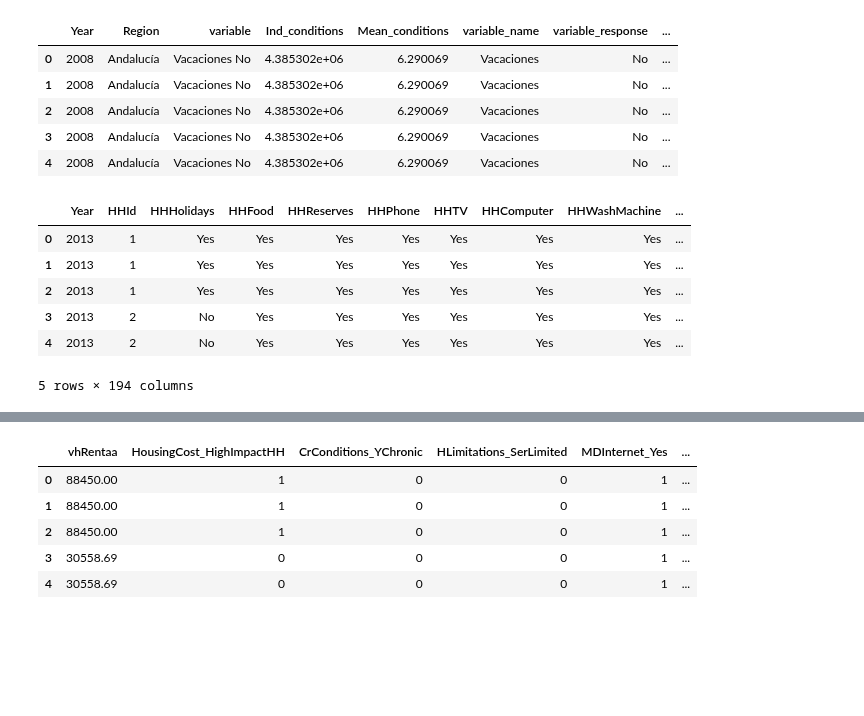
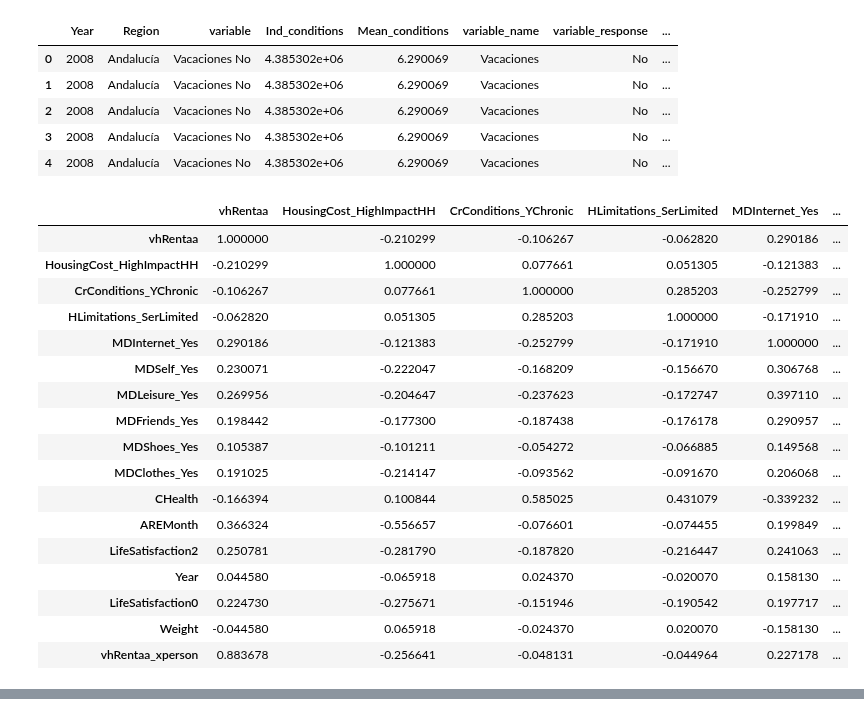
Before and after one commit to mariaferrol1988/TFM_MasterDataSciences, a Jupyter notebook: Notebooks/dataset_Regions.ipynb, the cells around one changed output, grey strips where cells are left out. Drawn from its saved outputs; the diff is of its cells as text; code cells hidden in the pictures; blank space fills up the shorter version.

```diff
--- a/Notebooks/dataset_Regions.ipynb
+++ b/Notebooks/dataset_Regions.ipynb
@@ -619,13 +624,24 @@ df_model_vf = pd.read_csv('./Files/dataset_modelo.csv', sep = ';')
 # %%
-df_model_vf.head()
+df_model_vf.corr()
 # %% [output]
-|  | Year | HHId | HHHolidays | HHFood | HHReserves | HHPhone | HHTV | HHComputer | HHWashMachine | ... |
-| 0 | 2013 | 1 | Yes | Yes | Yes | Yes | Yes | Yes | Yes | ... |
-| 1 | 2013 | 1 | Yes | Yes | Yes | Yes | Yes | Yes | Yes | ... |
-| 2 | 2013 | 1 | Yes | Yes | Yes | Yes | Yes | Yes | Yes | ... |
-| 3 | 2013 | 2 | No | Yes | Yes | Yes | Yes | Yes | Yes | ... |
-| 4 | 2013 | 2 | No | Yes | Yes | Yes | Yes | Yes | Yes | ... |
+|  | vhRentaa | HousingCost_HighImpactHH | CrConditions_YChronic | HLimitations_SerLimited | MDInternet_Yes | ... |
+| vhRentaa | 1.000000 | -0.210299 | -0.106267 | -0.062820 | 0.290186 | ... |
+| HousingCost_HighImpactHH | -0.210299 | 1.000000 | 0.077661 | 0.051305 | -0.121383 | ... |
+| CrConditions_YChronic | -0.106267 | 0.077661 | 1.000000 | 0.285203 | -0.252799 | ... |
+| HLimitations_SerLimited | -0.062820 | 0.051305 | 0.285203 | 1.000000 | -0.171910 | ... |
+| MDInternet_Yes | 0.290186 | -0.121383 | -0.252799 | -0.171910 | 1.000000 | ... |
+| MDSelf_Yes | 0.230071 | -0.222047 | -0.168209 | -0.156670 | 0.306768 | ... |
+| MDLeisure_Yes | 0.269956 | -0.204647 | -0.237623 | -0.172747 | 0.397110 | ... |
+| MDFriends_Yes | 0.198442 | -0.177300 | -0.187438 | -0.176178 | 0.290957 | ... |
+| MDShoes_Yes | 0.105387 | -0.101211 | -0.054272 | -0.066885 | 0.149568 | ... |
+| MDClothes_Yes | 0.191025 | -0.214147 | -0.093562 | -0.091670 | 0.206068 | ... |
+| CHealth | -0.166394 | 0.100844 | 0.585025 | 0.431079 | -0.339232 | ... |
+| AREMonth | 0.366324 | -0.556657 | -0.076601 | -0.074455 | 0.199849 | ... |
+| LifeSatisfaction2 | 0.250781 | -0.281790 | -0.187820 | -0.216447 | 0.241063 | ... |
+| Year | 0.044580 | -0.065918 | 0.024370 | -0.020070 | 0.158130 | ... |
+| LifeSatisfaction0 | 0.224730 | -0.275671 | -0.151946 | -0.190542 | 0.197717 | ... |
+| Weight | -0.044580 | 0.065918 | -0.024370 | 0.020070 | -0.158130 | ... |
+| vhRentaa_xperson | 0.883678 | -0.256641 | -0.048131 | -0.044964 | 0.227178 | ... |
-5 rows × 194 columns
 # %%
 list(df_model_vf.columns)
 # %% [output]
@@ -653,9 +664,0 @@ df_model_vf = df_model_vf[['vhRentaa','HousingCost_HighImpactHH','CrConditions_Y
-# %%
-df_model_vf.to_csv('')
-# %% [output]
-|  | vhRentaa | HousingCost_HighImpactHH | CrConditions_YChronic | HLimitations_SerLimited | MDInternet_Yes | ... |
-| 0 | 88450.00 | 1 | 0 | 0 | 1 | ... |
-| 1 | 88450.00 | 1 | 0 | 0 | 1 | ... |
-| 2 | 88450.00 | 1 | 0 | 0 | 1 | ... |
-| 3 | 30558.69 | 0 | 0 | 0 | 1 | ... |
-| 4 | 30558.69 | 0 | 0 | 0 | 1 | ... |
```
Also changed, not shown: parts of 4 cells of this notebook.
